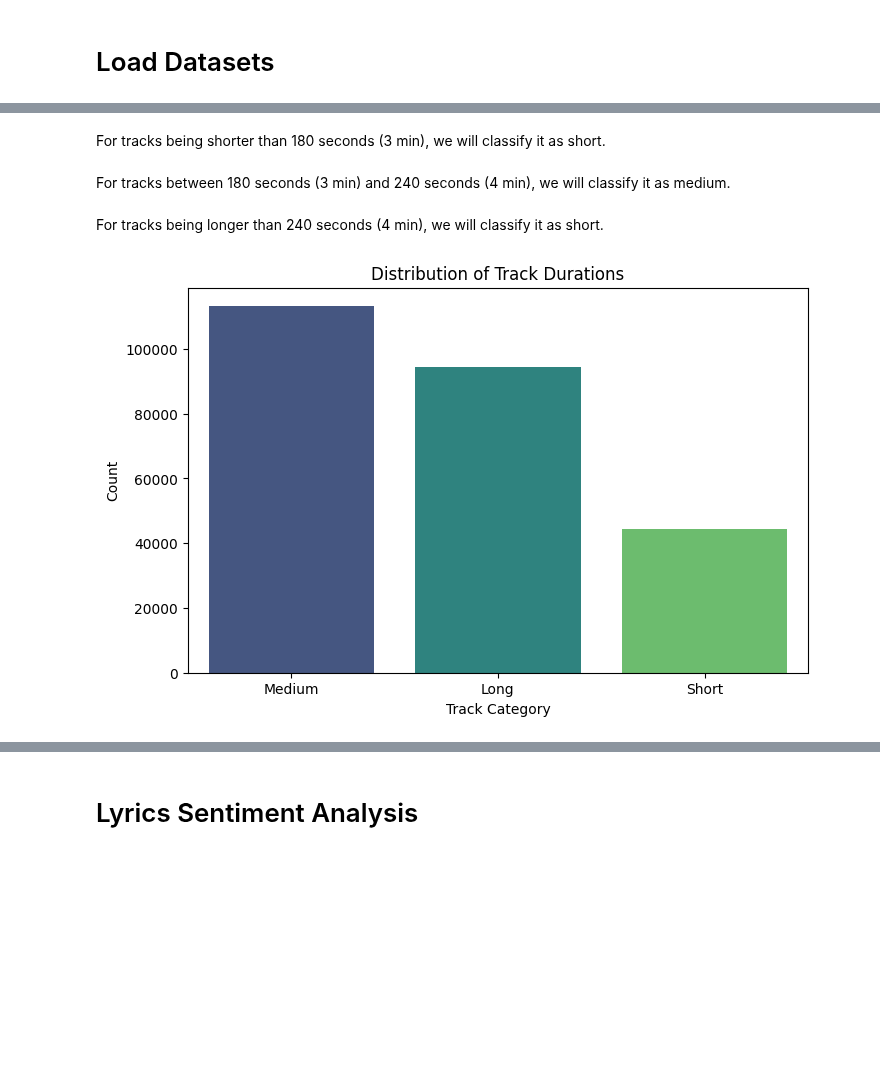
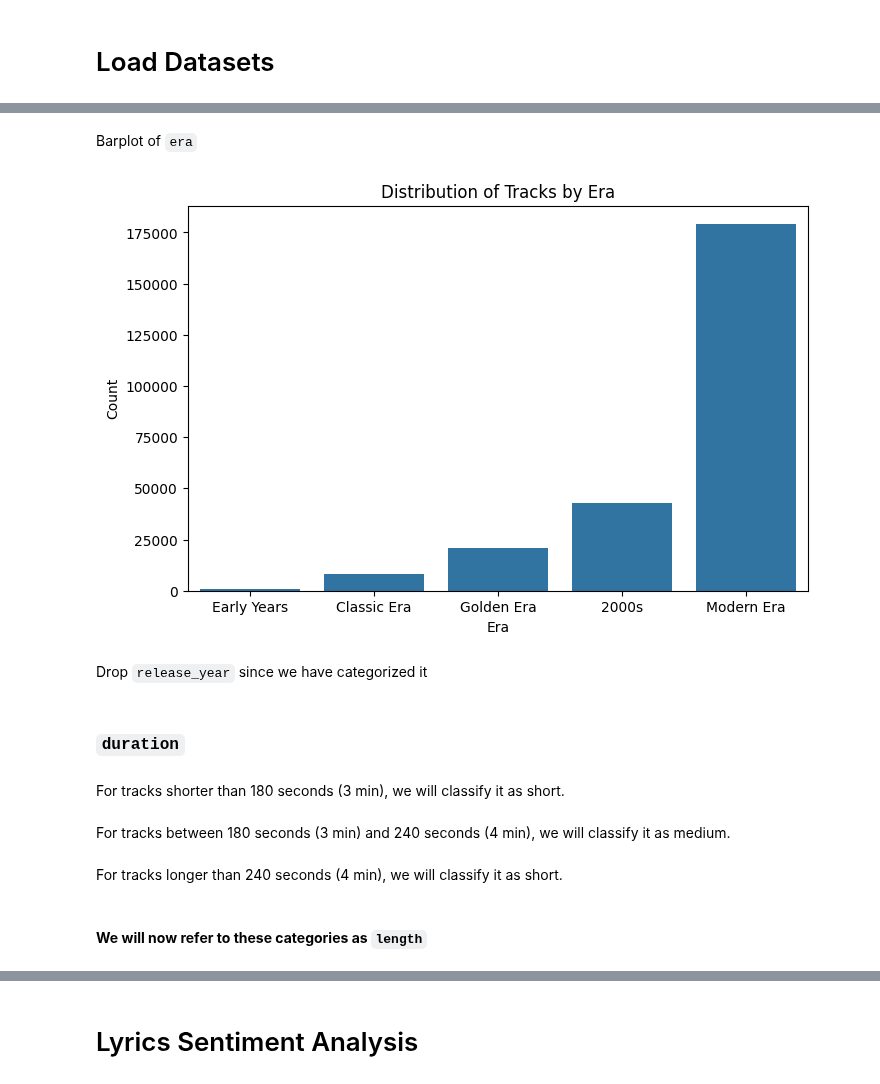
Before and after one commit to ouch528/Spotifynd, a Jupyter notebook: phase3_feature_engineering/track_feature_engineering.ipynb, the cells around one changed output, grey strips where cells are left out. Saved outputs shown, nothing was run; the diff lists cells and outputs as text; code cells hidden in the pictures; blank space fills up the shorter version.

Commit message:
pipeline for track feature engineering settled

```diff
--- a/phase3_feature_engineering/track_feature_engineering.ipynb
+++ b/phase3_feature_engineering/track_feature_engineering.ipynb
@@ -23,6 +23,6 @@ from scipy.spatial.distance import cdist
 # %% [markdown]
 # Load Datasets
 # %%
-playlist = pd.read_parquet("..phase2_data_cleaning/cleaned dataset/playlist_cleaned.parquet")
-track = pd.read_parquet("..phase2_data_cleaning/cleaned dataset/track_cleaned.parquet")
+playlist = pd.read_parquet("../phase2_data_cleaning/cleaned dataset/playlist_cleaned.parquet")
+track = pd.read_parquet("../phase2_data_cleaning/cleaned dataset/track_cleaned.parquet")
 # %% [markdown]
@@ -29,0 +39,32 @@ track = pd.read_parquet("..phase2_data_cleaning/cleaned dataset/track_cleaned.pa
+# %%
+def categorize_era(year):
+    if year < 1960:
+        return "Early Years"
+    elif 1960 <= year < 1980:
+        return "Classic Era"
+    elif 1980 <= year < 2000:
+        return "Golden Era"
+    elif 2000 <= year < 2010:
+        return "2000s"
+    else:
+        return "Modern Era"
+
+track["era"] = track["release_year"].apply(categorize_era)
+# %% [markdown]
+Barplot of `era`
+# %%
+# Create the bar plot
+plt.figure(figsize=(8, 5))
+sns.countplot(x="era", data=track, order=["Early Years", "Classic Era", "Golden Era", "2000s", "Modern Era"])
+
+# Customize the plot
+plt.xlabel("Era")
+plt.ylabel("Count")
+plt.title("Distribution of Tracks by Era")
+
+# Show the plot
+plt.show()
+# %% [output]
+[figure, added]
+# %% [markdown]
+Drop `release_year` since we have categorized it
@@ -30,4 +73,7 @@ track = pd.read_parquet("..phase2_data_cleaning/cleaned dataset/track_cleaned.pa
+# %% [markdown]
+### `duration`
 # %% [markdown]
-For tracks being shorter than 180 seconds (3 min), we will classify it as short. <br> <br>
+For tracks shorter than 180 seconds (3 min), we will classify it as short. <br> <br>
 For tracks between 180 seconds (3 min) and 240 seconds (4 min), we will classify it as medium. <br> <br>
-For tracks being longer than 240 seconds (4 min), we will classify it as short.
+For tracks longer than 240 seconds (4 min), we will classify it as short. <br> <br> <br>
+**We will now refer to these categories as `length`**
@@ -36,17 +79,0 @@ track['category'] = track['duration'].apply(lambda x: 'Short' if x < 180 else 'M
-# %%
-# Count the number of tracks in each category
-category_counts = track['category'].value_counts().reset_index()
-category_counts.columns = ['category', 'Count']
-
-# Plot the bar chart
-plt.figure(figsize=(8, 5))
-sns.barplot(data=category_counts, x="category", y="Count", hue="category", palette="viridis", legend=False)
-
-# Labels and title
-plt.xlabel("Track Category")
-plt.ylabel("Count")
-plt.title("Distribution of Track Durations")
-
-plt.show()
-# %% [output]
-[figure, removed]
```
Also changed, not shown: parts of 69 cells of this notebook, 3 other files.
